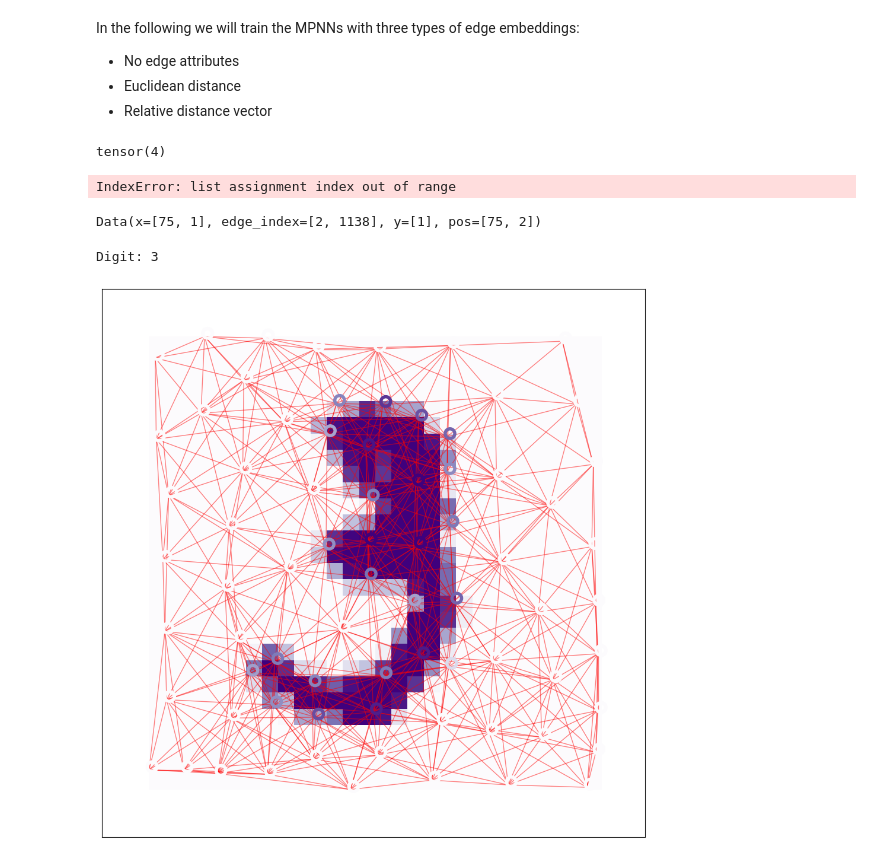
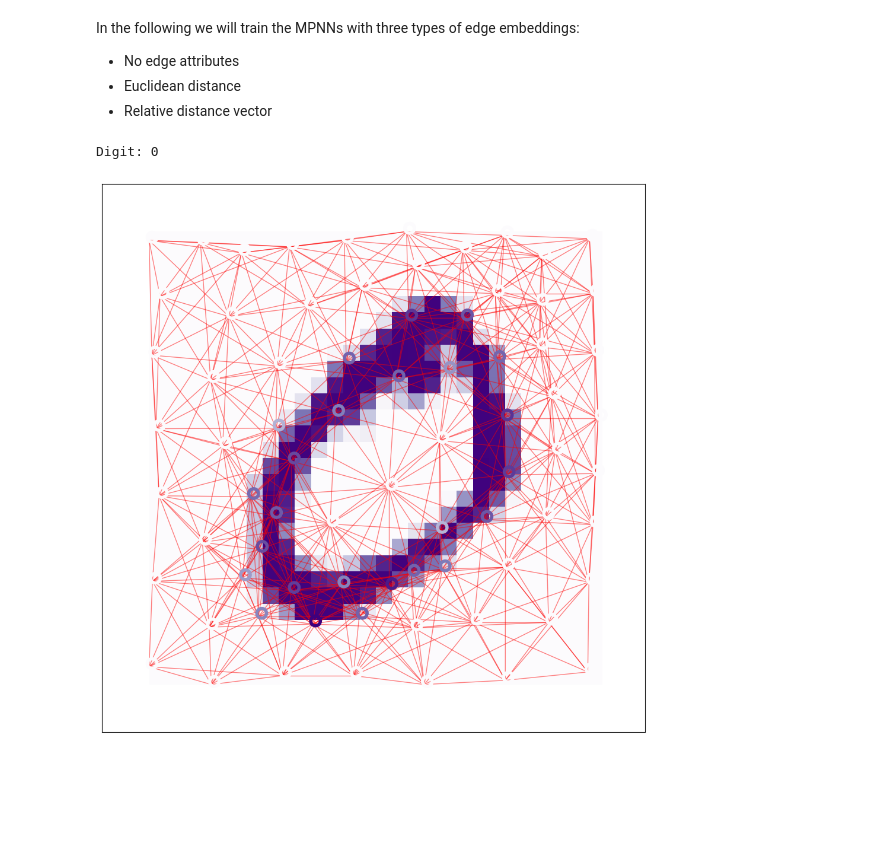
Before and after one commit to stases/GeneralizedNodes, a Jupyter notebook: notebooks/mnistsuper/KNN_mnist.ipynb, the cells around one changed output. Saved outputs shown, nothing was run; the diff lists cells and outputs as text; code cells hidden in the pictures; blank space fills up the shorter version.

```diff
--- a/notebooks/mnistsuper/KNN_mnist.ipynb
+++ b/notebooks/mnistsuper/KNN_mnist.ipynb
@@ -59,12 +173,8 @@ radius = 8
 transforms = [RadiusGraph(radius)]
 transforms = Compose(transforms)
 #transforms = None
-train_set = tg.datasets.MNISTSuperpixels(root='./datasets', transform=transforms, train=True)
-val_set = tg.datasets.MNISTSuperpixels(root='./datasets', transform=transforms, train=False)
-
-train_loader = tg.loader.DataLoader(train_set, batch_size=batch_size, shuffle=False)
-val_loader = tg.loader.DataLoader(val_set, batch_size=batch_size, shuffle=False)
-
+train_set = MNISTSuperpixels(root='./datasets', transform=transforms, train=True)
+train_set_kmeans = MNISTSuperpixels(root='./datasets', transform=transforms, train=True, cluster_k=3)
 # image mnist for visualizations
 train_set_regular = torchvision.datasets.MNIST(root='./datasets', train=True, transform=torchvision.transforms.Compose([torchvision.transforms.ToTensor()]), download=True)
 val_set_regular = torchvision.datasets.MNIST(root='./datasets', train=False, transform=torchvision.transforms.Compose([torchvision.transforms.ToTensor()]), download=True)
@@ -179,12 +221,4 @@ class KMeansTransform:
 # %%
-idx = 10
+idx = 1
 original_data = train_set[idx]
-transformed_data = KMeansTransform(3)(original_data)
-#visualize_sample(idx, train_set, train_set_regular)
+kmeans_data = train_set_kmeans[idx]
-# %% [output]
-tensor(4)
-IndexError: list assignment index out of range
-# %%
-original_data
-# %% [output]
-Data(x=[75, 1], edge_index=[2, 1138], y=[1], pos=[75, 2])
@@ -232,16 +225,6 @@ class KMeansClustering(BaseTransform):
-# %%
-downscale = 4
-transforms = [RadiusGraph(radius)]
-transforms = Compose(transforms)
-train_set = tg.datasets.MNISTSuperpixels(root='./datasets', transform=transforms, train=True)
-
-transforms = [KMeansClustering(num_clusters=downscale),RadiusGraph(radius)]
-transforms = Compose(transforms)
-clustered_train_set = tg.datasets.MNISTSuperpixels(root='./datasets', transform=transforms, train=True)
 # %%
-idx = 10
 visualize_sample(idx, train_set, train_set_regular)
 # %% [output]
-Digit: 3
+Digit: 0
-[figure, old version]
+[figure, new version]
 # %%
```
Also changed, not shown: parts of 19 cells of this notebook, 2 other files.
